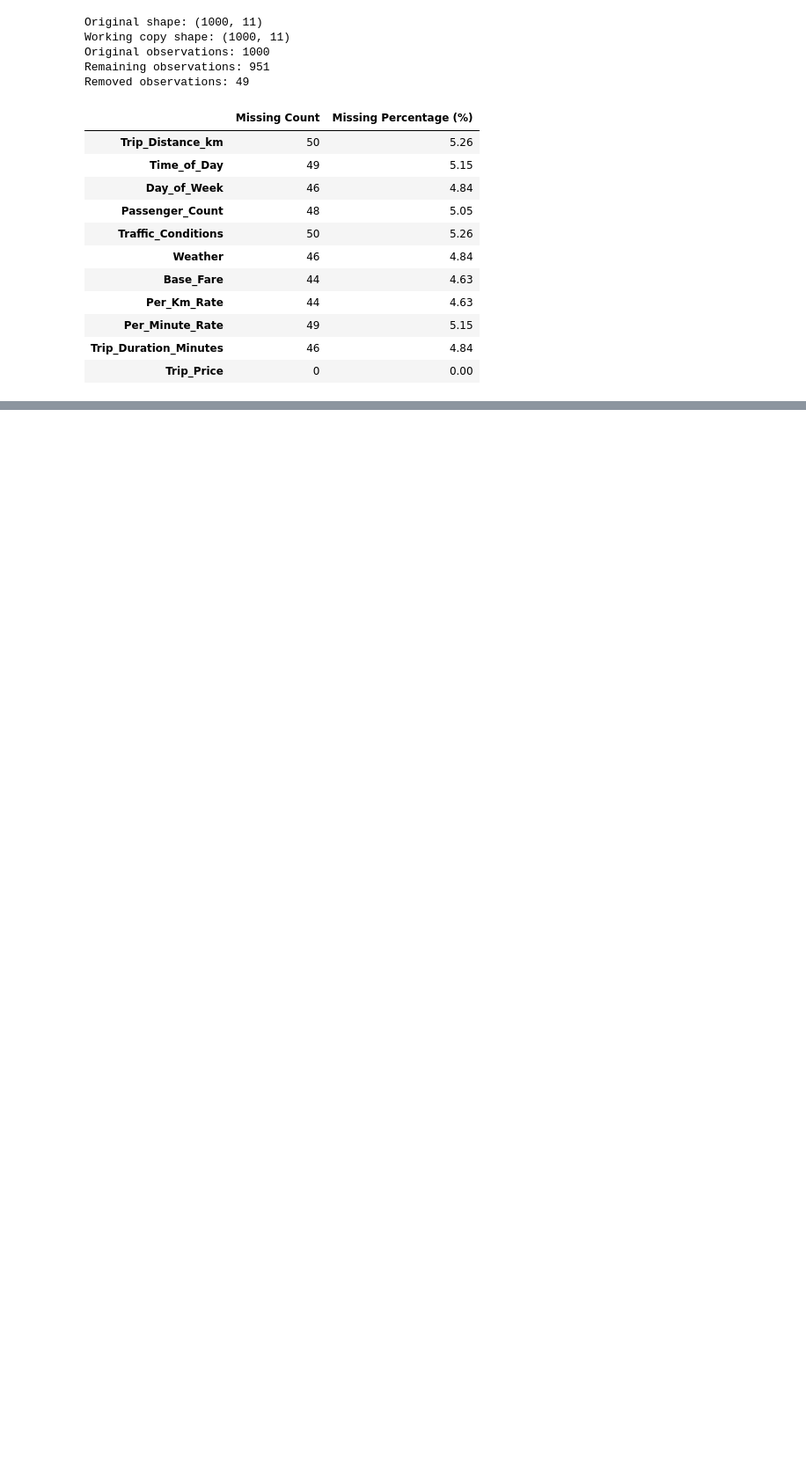
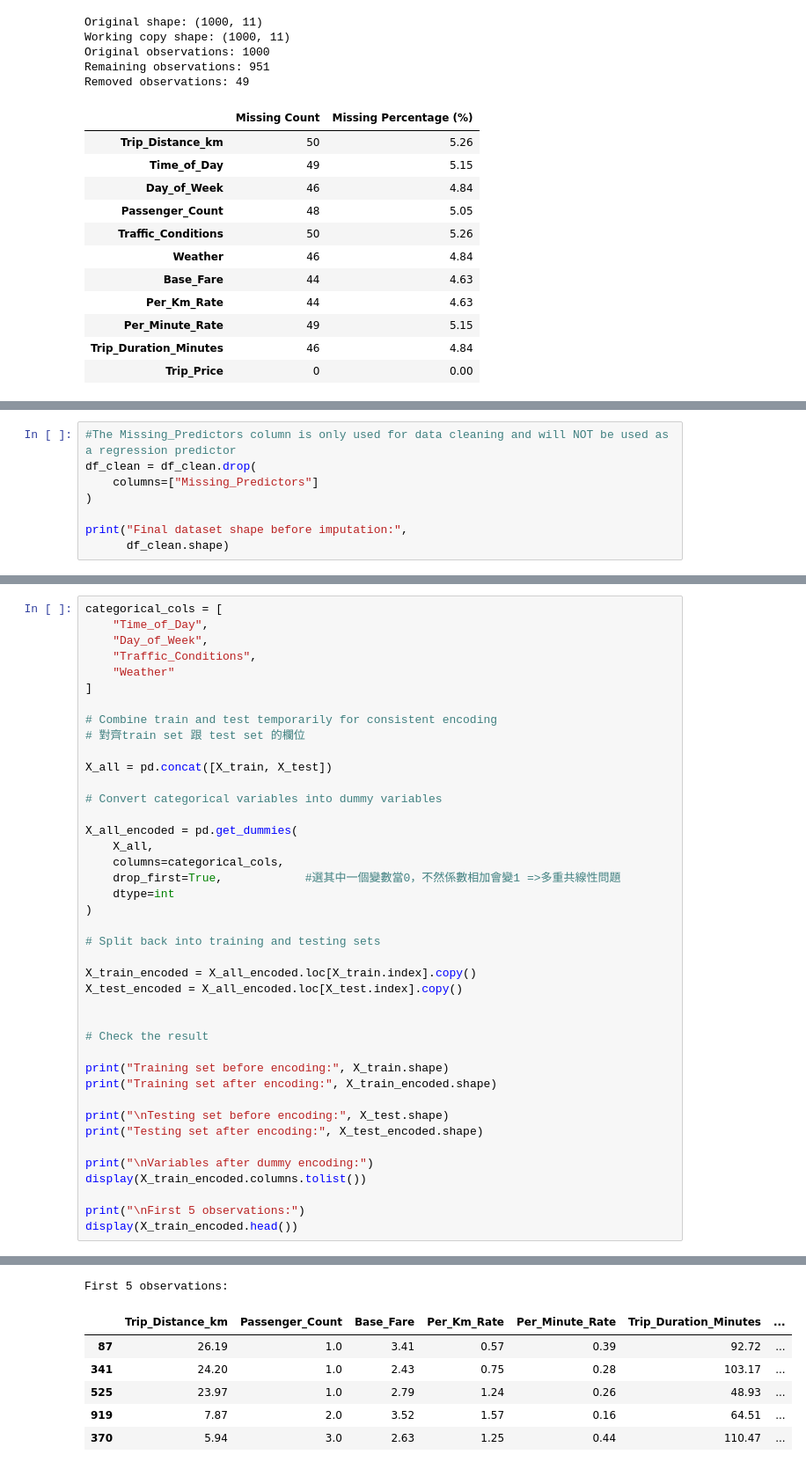
Before and after one commit to kurochan1901/115-1_Data-Analysis-and-Modeling, a Jupyter notebook: HW1/HW1.ipynb, the cells around one changed output, grey strips where cells are left out. Shown at 88% size. Cells and saved outputs as stored; diff of their text form; blank space fills up the shorter version.

Commit message:
data split, imputation, dummy

```diff
--- a/HW1/HW1.ipynb
+++ b/HW1/HW1.ipynb
@@ -574,0 +712,8 @@ display(sample_summary)
+# %%
+#The Missing_Predictors column is only used for data cleaning and will NOT be used as a regression predictor
+df_clean = df_clean.drop(
+    columns=["Missing_Predictors"]
+)
+
+print("Final dataset shape before imputation:",
+      df_clean.shape)
@@ -574,0 +893,42 @@ display(sample_summary)
+# %%
+categorical_cols = [
+    "Time_of_Day",
+    "Day_of_Week",
+    "Traffic_Conditions",
+    "Weather"
+]
+
+# Combine train and test temporarily for consistent encoding
+# 對齊train set 跟 test set 的欄位
+
+X_all = pd.concat([X_train, X_test])
+
+# Convert categorical variables into dummy variables
+
+X_all_encoded = pd.get_dummies(
+    X_all,
+    columns=categorical_cols,
+    drop_first=True,            #選其中一個變數當0，不然係數相加會變1 =>多重共線性問題
+    dtype=int
+)
+
+# Split back into training and testing sets
+
+X_train_encoded = X_all_encoded.loc[X_train.index].copy()
+X_test_encoded = X_all_encoded.loc[X_test.index].copy()
+
+
+# Check the result
+
+print("Training set before encoding:", X_train.shape)
+print("Training set after encoding:", X_train_encoded.shape)
+
+print("\nTesting set before encoding:", X_test.shape)
+print("Testing set after encoding:", X_test_encoded.shape)
+
+print("\nVariables after dummy encoding:")
+display(X_train_encoded.columns.tolist())
+
+print("\nFirst 5 observations:")
+display(X_train_encoded.head())
+# %% [output]
@@ -574,0 +956,7 @@ display(sample_summary)
+First 5 observations:
+|  | Trip_Distance_km | Passenger_Count | Base_Fare | Per_Km_Rate | Per_Minute_Rate | Trip_Duration_Minutes | ... |
+| 87 | 26.19 | 1.0 | 3.41 | 0.57 | 0.39 | 92.72 | ... |
+| 341 | 24.20 | 1.0 | 2.43 | 0.75 | 0.28 | 103.17 | ... |
+| 525 | 23.97 | 1.0 | 2.79 | 1.24 | 0.26 | 48.93 | ... |
+| 919 | 7.87 | 2.0 | 3.52 | 1.57 | 0.16 | 64.51 | ... |
+| 370 | 5.94 | 3.0 | 2.63 | 1.25 | 0.44 | 110.47 | ... |
```
Also changed, not shown: parts of 26 cells of this notebook.
